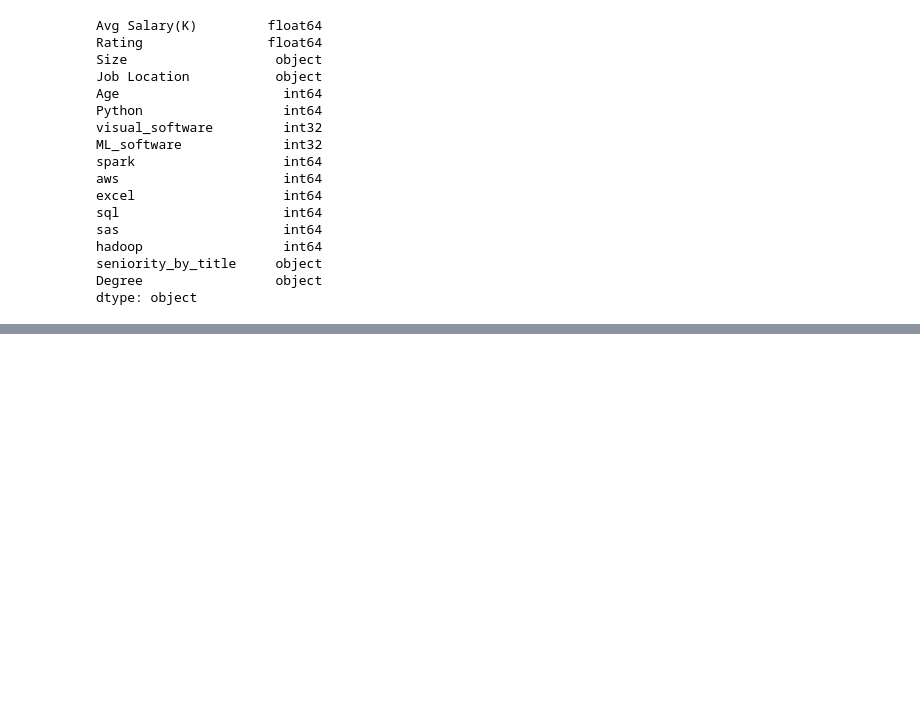
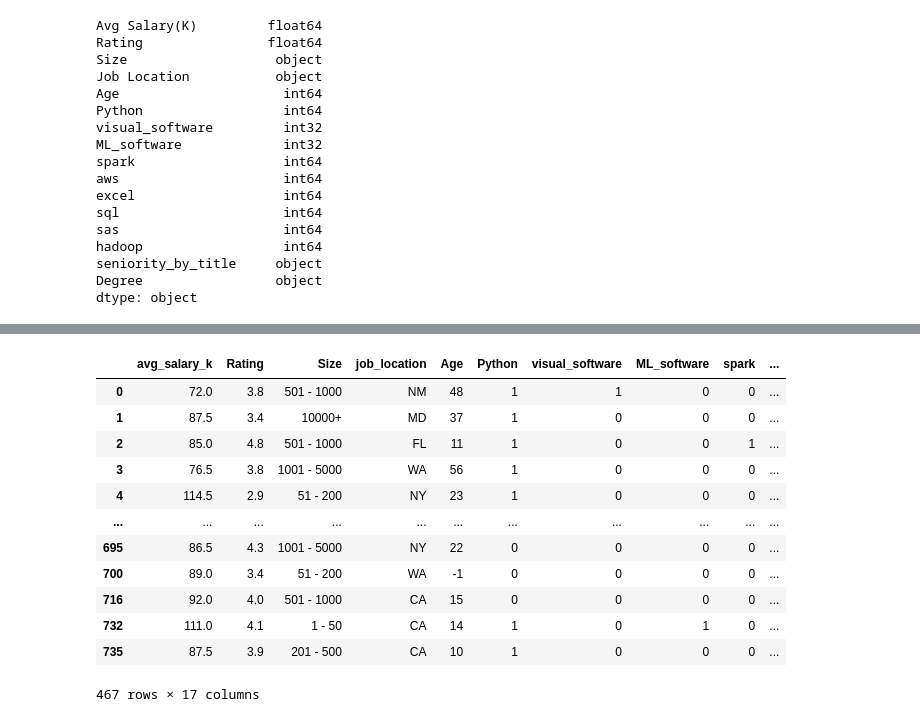
Before and after one commit to jttsai99/data_science_salary, a Jupyter notebook: data_cleaning.ipynb, the cells around one changed output, grey strips where cells are left out. Drawn from its saved outputs; the diff is of its cells as text; code cells hidden in the pictures; blank space fills up the shorter version.

```diff
--- a/data_cleaning.ipynb
+++ b/data_cleaning.ipynb
@@ -187,0 +224,4 @@ dtype: object
+# %%
+# create California dummy variable
+df['in_CA'] = (df['job_location'] == 'CA')
+df.head(10)
@@ -187,0 +240,20 @@ dtype: object
+# %%
+# rename degree column entries
+df.loc[df['Degree'] == 'M', 'Degree'] = 'MS'
+df.loc[df['Degree'] == 'P', 'Degree'] = 'PHD'
+df.loc[df['Degree'] == 'na', 'Degree'] = 'Other'
+df.head(10)
+# %% [output]
+|  | avg_salary_k | Rating | Size | job_location | Age | Python | visual_software | ML_software | spark | ... |
+| 0 | 72.0 | 3.8 | 501 - 1000 | NM | 48 | 1 | 1 | 0 | 0 | ... |
+| 1 | 87.5 | 3.4 | 10000+ | MD | 37 | 1 | 0 | 0 | 0 | ... |
+| 2 | 85.0 | 4.8 | 501 - 1000 | FL | 11 | 1 | 0 | 0 | 1 | ... |
+| 3 | 76.5 | 3.8 | 1001 - 5000 | WA | 56 | 1 | 0 | 0 | 0 | ... |
+| 4 | 114.5 | 2.9 | 51 - 200 | NY | 23 | 1 | 0 | 0 | 0 | ... |
+| ... | ... | ... | ... | ... | ... | ... | ... | ... | ... | ... |
+| 695 | 86.5 | 4.3 | 1001 - 5000 | NY | 22 | 0 | 0 | 0 | 0 | ... |
+| 700 | 89.0 | 3.4 | 51 - 200 | WA | -1 | 0 | 0 | 0 | 0 | ... |
+| 716 | 92.0 | 4.0 | 501 - 1000 | CA | 15 | 0 | 0 | 0 | 0 | ... |
+| 732 | 111.0 | 4.1 | 1 - 50 | CA | 14 | 1 | 0 | 1 | 0 | ... |
+| 735 | 87.5 | 3.9 | 201 - 500 | CA | 10 | 1 | 0 | 0 | 0 | ... |
+467 rows × 17 columns
```
Also changed, not shown: parts of 7 cells of this notebook.
